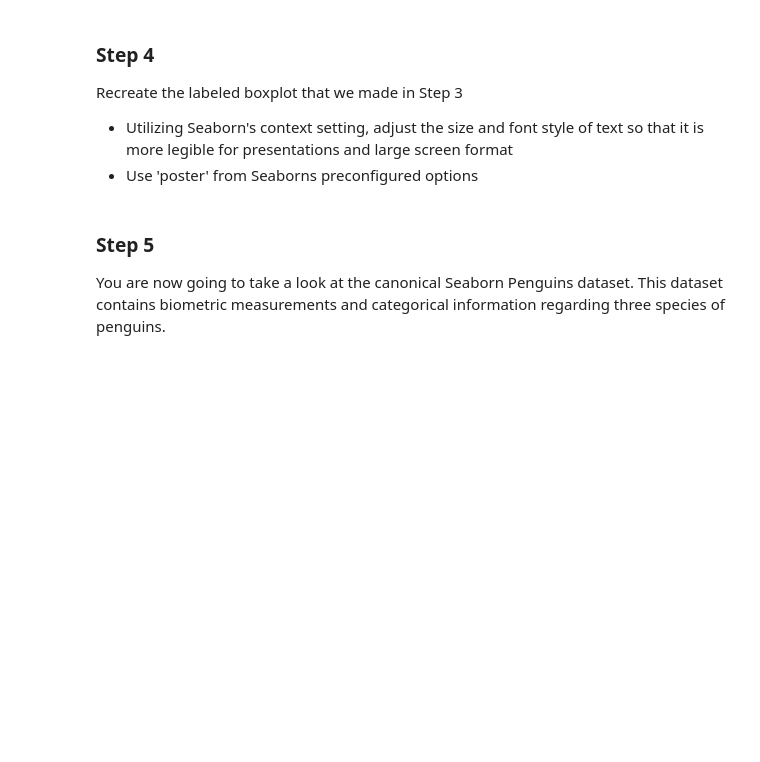
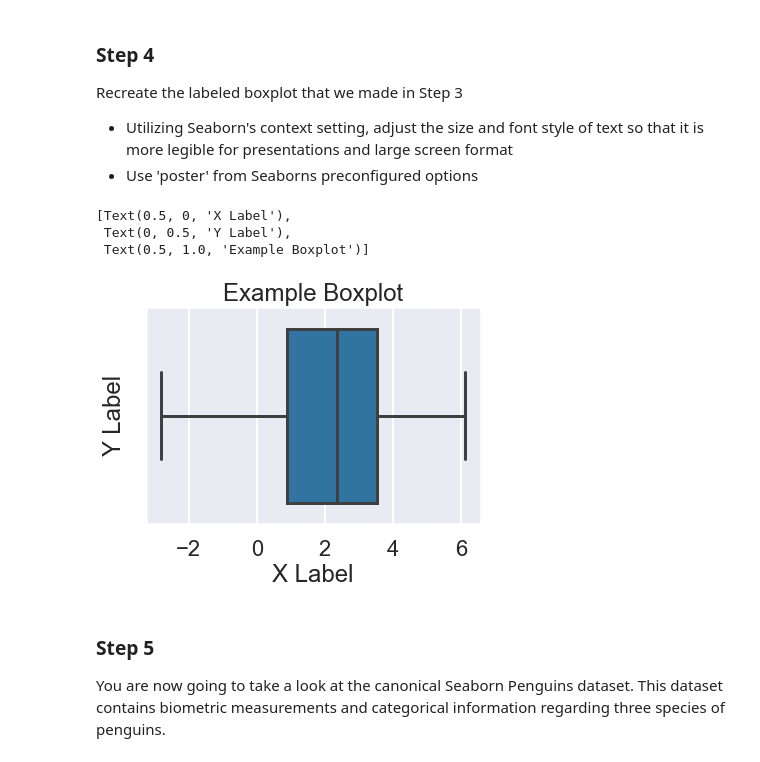
Before and after one commit to rpremvaree12/DS_Course0_Week1_Module6_SeabornPandas, a Jupyter notebook: SeabornPandas.ipynb, the cells around one changed output. Saved outputs shown, nothing was run; the diff lists cells and outputs as text; code cells hidden in the pictures; blank space fills up the shorter version.

```diff
--- a/SeabornPandas.ipynb
+++ b/SeabornPandas.ipynb
@@ -74,13 +86,19 @@ Recreate the labeled boxplot that we made in Step 3
 # %%
 # CodeGrade step4
 # Replace None with your code
 
 # Context
-None
+sns.set_style("darkgrid")
+sns.set_context("poster")
 
 # Plot
-boxplot4 = None
-boxplot4.set(None)
+boxplot4 = sns.boxplot(data)
+boxplot4.set(xlabel='X Label',ylabel='Y Label',title='Example Boxplot')
+# %% [output]
+[Text(0.5, 0, 'X Label'),
+ Text(0, 0.5, 'Y Label'),
+ Text(0.5, 1.0, 'Example Boxplot')]
+[figure, added]
 # %% [markdown]
 ### Step 5
 
```
Also changed, not shown: parts of 10 cells of this notebook, 1 other file.
